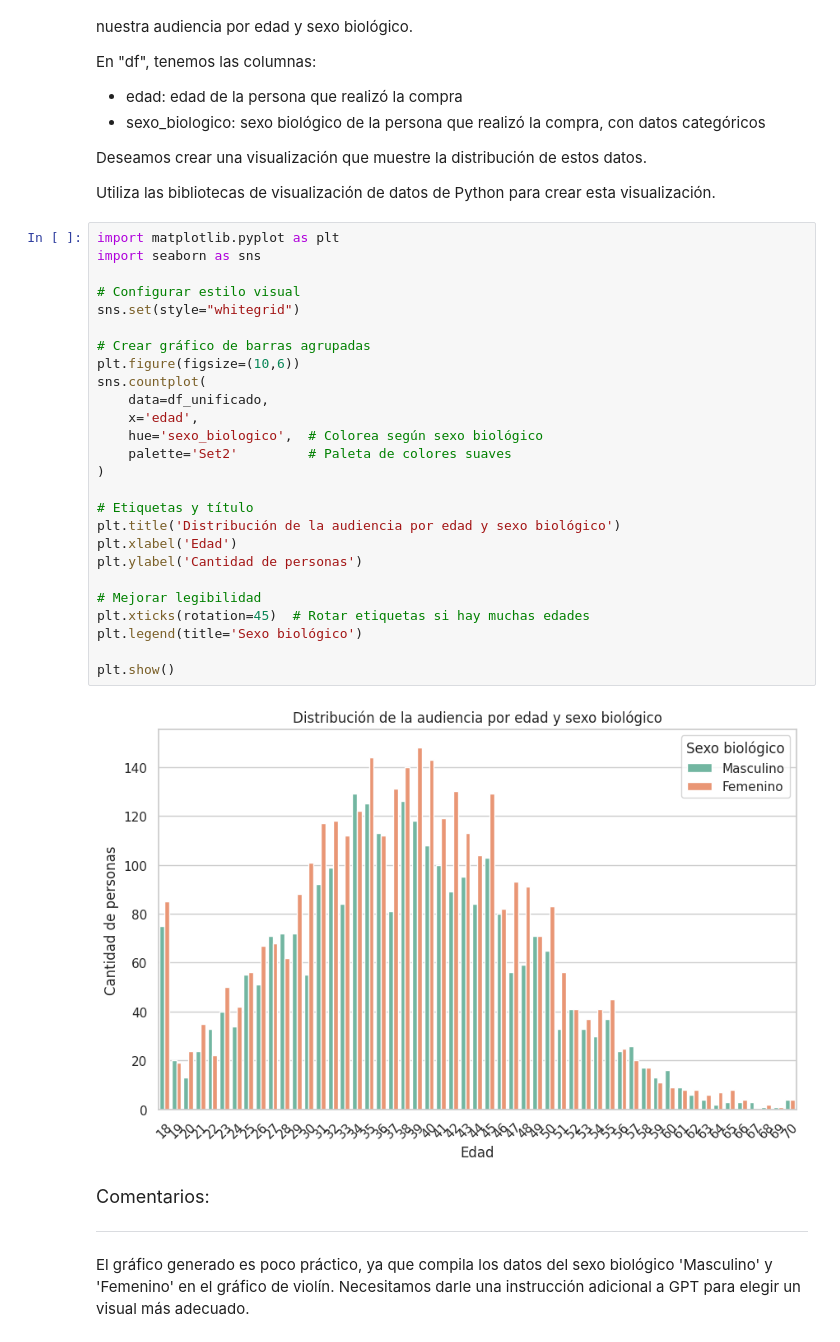
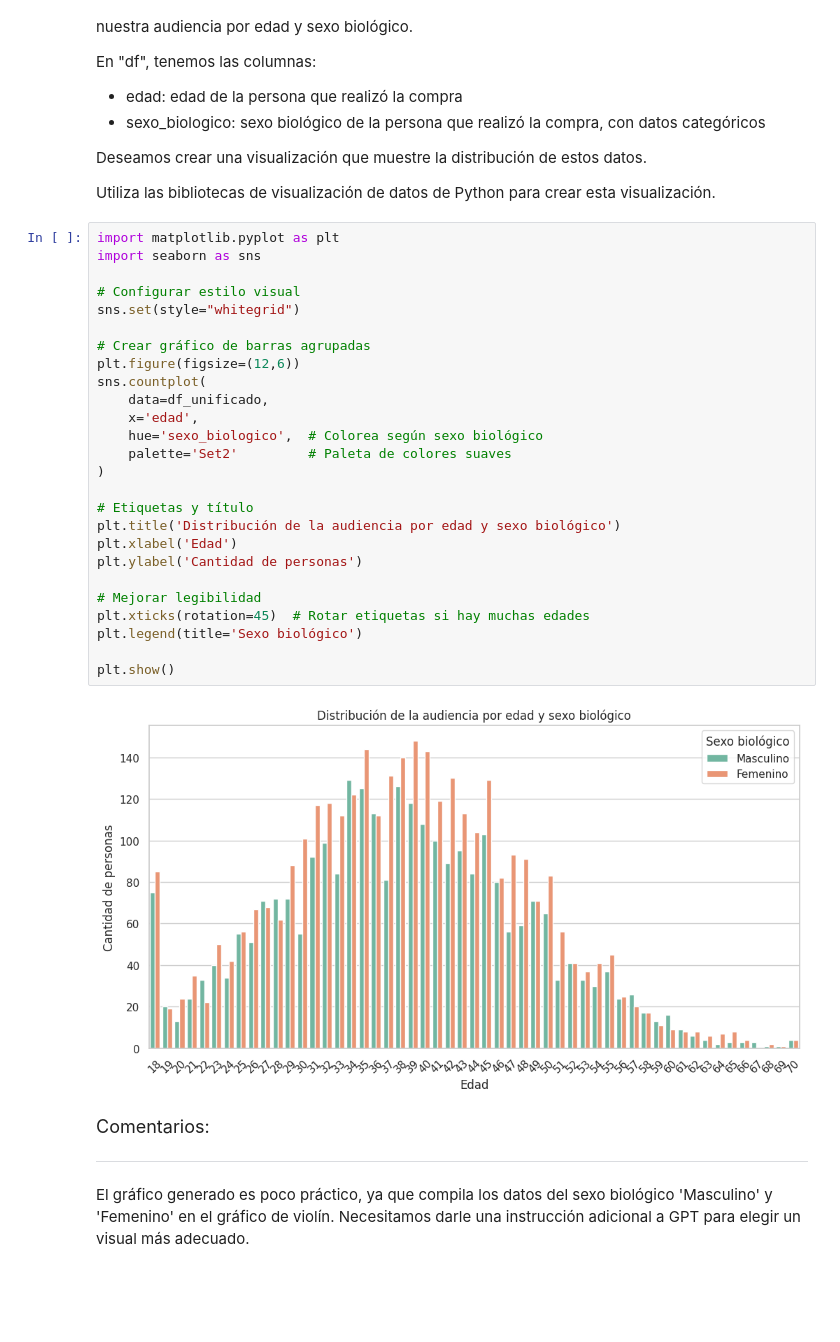
Before and after one commit to Nataliahfk/IA_aplicada_a_ciencia_de_datos, a Jupyter notebook: IA_aplicada_a_ciencia_de_datos.ipynb, the cells around one changed output. Saved outputs shown, nothing was run; the diff lists cells and outputs as text; blank space fills up the shorter version.

```diff
--- a/IA_aplicada_a_ciencia_de_datos.ipynb
+++ b/IA_aplicada_a_ciencia_de_datos.ipynb
@@ -1389,31 +1389,31 @@ Utiliza las bibliotecas de visualización de datos de Python para crear esta vis
 # %%
 import matplotlib.pyplot as plt
 import seaborn as sns
 
 # Configurar estilo visual
 sns.set(style="whitegrid")
 
 # Crear gráfico de barras agrupadas
-plt.figure(figsize=(10,6))
+plt.figure(figsize=(12,6))
 sns.countplot(
     data=df_unificado,
     x='edad',
     hue='sexo_biologico',  # Colorea según sexo biológico
     palette='Set2'         # Paleta de colores suaves
 )
 
 # Etiquetas y título
 plt.title('Distribución de la audiencia por edad y sexo biológico')
 plt.xlabel('Edad')
 plt.ylabel('Cantidad de personas')
 
 # Mejorar legibilidad
 plt.xticks(rotation=45)  # Rotar etiquetas si hay muchas edades
 plt.legend(title='Sexo biológico')
 
 plt.show()
 # %% [output]
-[figure, old version]
+[figure, new version]
 # %% [markdown]
 <font color="7b71ff" size=4> Comentarios: </font>
 
```
Also changed, not shown: parts of 4 cells of this notebook.
